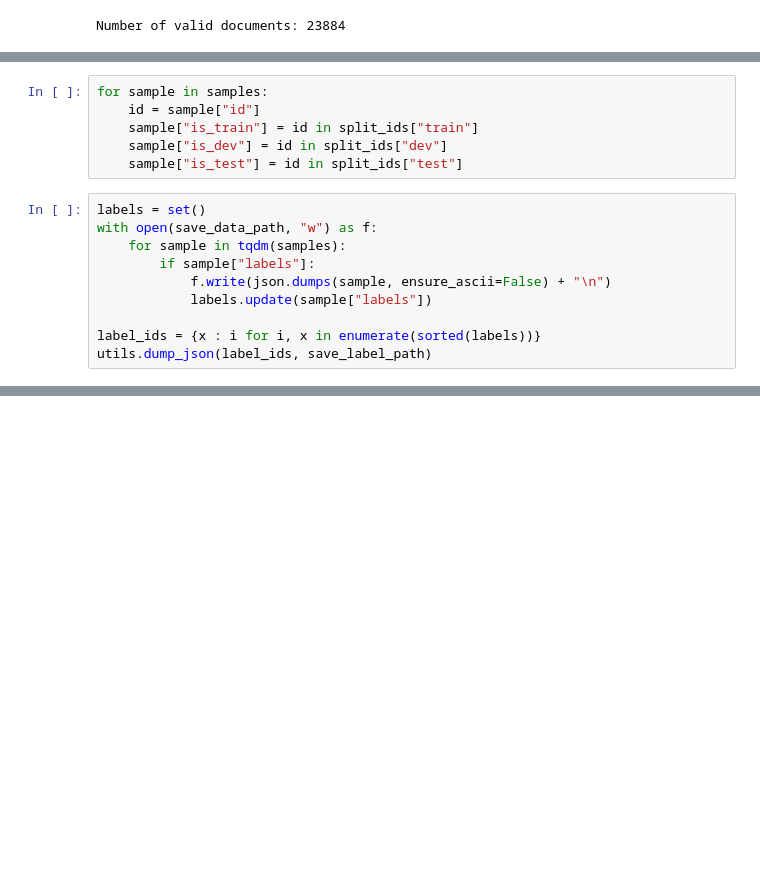
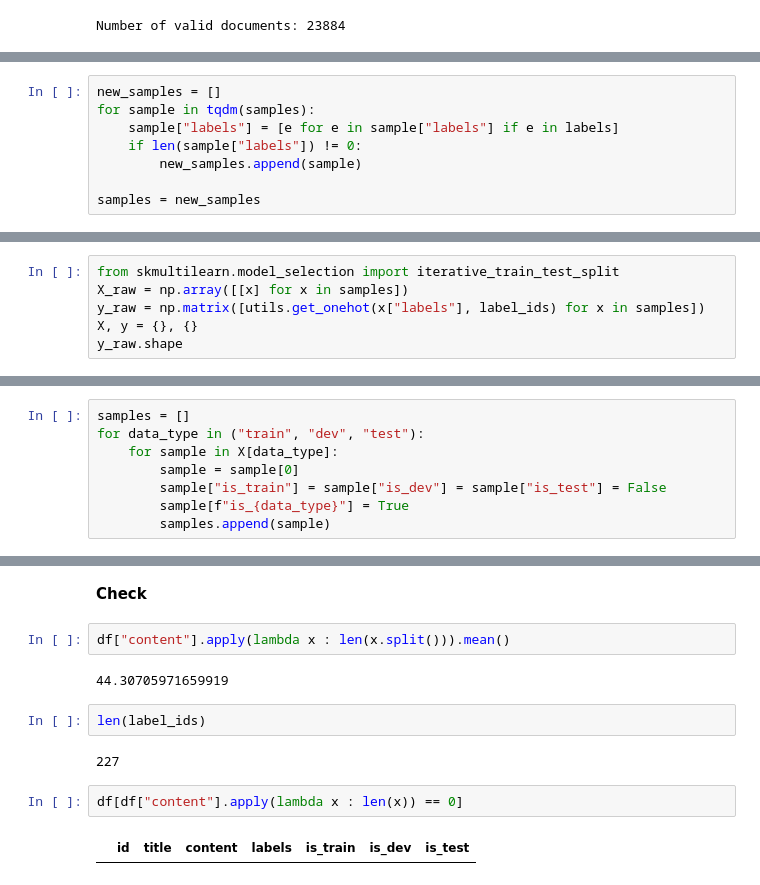
Before and after one commit to linhlt-it-ee/wiki_builder, a Jupyter notebook: data/preprocess_jp_patents.ipynb, the cells around one changed output, grey strips where cells are left out. Saved outputs shown, nothing was run; the diff lists cells and outputs as text; blank space fills up the shorter version.

```diff
--- a/data/preprocess_jp_patents.ipynb
+++ b/data/preprocess_jp_patents.ipynb
@@ -108,16 +104,8 @@ split_ids
 # %%
-for sample in samples:
-    id = sample["id"]
-    sample["is_train"] = id in split_ids["train"]
-    sample["is_dev"] = id in split_ids["dev"]
-    sample["is_test"] = id in split_ids["test"]
+new_samples = []
+for sample in tqdm(samples):
+    sample["labels"] = [e for e in sample["labels"] if e in labels]
+    if len(sample["labels"]) != 0:
+        new_samples.append(sample)
+
+samples = new_samples
-# %%
-labels = set()
-with open(save_data_path, "w") as f:
-    for sample in tqdm(samples):
-        if sample["labels"]:
-            f.write(json.dumps(sample, ensure_ascii=False) + "\n")
-            labels.update(sample["labels"])
-
-label_ids = {x : i for i, x in enumerate(sorted(labels))}
-utils.dump_json(label_ids, save_label_path)
@@ -158,0 +112,6 @@ len(label_ids)
+# %%
+from skmultilearn.model_selection import iterative_train_test_split
+X_raw = np.array([[x] for x in samples])
+y_raw = np.matrix([utils.get_onehot(x["labels"], label_ids) for x in samples])
+X, y = {}, {}
+y_raw.shape
@@ -158,0 +132,8 @@ len(label_ids)
+# %%
+samples = []
+for data_type in ("train", "dev", "test"):
+    for sample in X[data_type]:
+        sample = sample[0]
+        sample["is_train"] = sample["is_dev"] = sample["is_test"] = False
+        sample[f"is_{data_type}"] = True
+        samples.append(sample)
@@ -158,0 +172,14 @@ len(label_ids)
+# %% [markdown]
+**Check**
+# %%
+df["content"].apply(lambda x : len(x.split())).mean()
+# %% [output]
+44.30705971659919
+# %%
+len(label_ids)
+# %% [output]
+227
+# %%
+df[df["content"].apply(lambda x : len(x)) == 0]
+# %% [output]
+|  | id | title | content | labels | is_train | is_dev | is_test |
```
Also changed, not shown: parts of 19 cells of this notebook, 11 other files.
